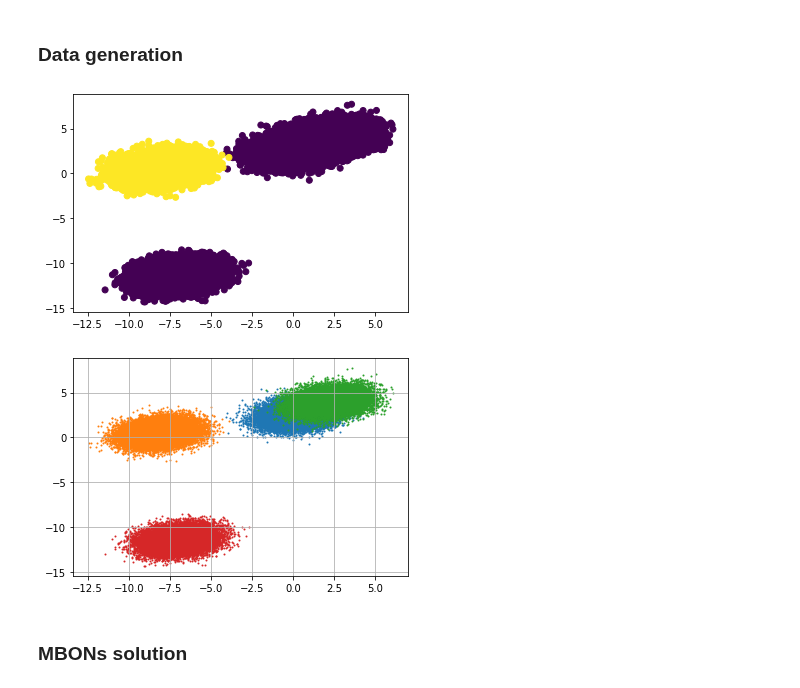
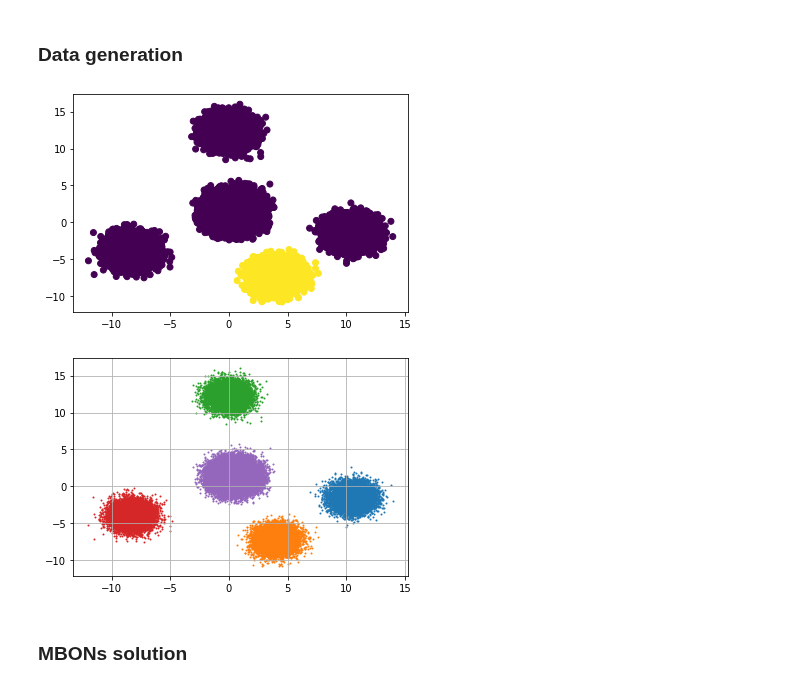
Before and after one commit to flatironinstitute/bio-lda, a Jupyter notebook: MBON_simulation.ipynb, the cells around one changed output. Cells and saved outputs as stored; diff of their text form; code cells hidden in the pictures.

Commit message:
MBON Neutral Class

```diff
--- a/MBON_simulation.ipynb
+++ b/MBON_simulation.ipynb
@@ -9,44 +9,44 @@ from numba import jit
 # %%
 x_dim = 5 # dimension of observations
 num_MBONS = 4
-freq = 1/num_MBONS
+freq = [0.1, 0.1, 0.1, 0.1, 0.6]
 mus = []
 
-for i in range(num_MBONS):
-    mus.append(5*np.random.randn(x_dim,1))
+for i in range(num_MBONS+1):
+    mus.append(10*np.random.randn(x_dim,1))
 
 sig = np.random.randn(x_dim,x_dim)/np.sqrt(x_dim)
 Sigma = sig@sig.T
 samples = 100000 # number of data points
 # %%
 classes = []
-for i in range(num_MBONS):
-    classes.append(mus[i] + sig@np.random.randn(x_dim,int(samples*freq)))
+for i in range(num_MBONS+1):
+    classes.append(mus[i] + sig@np.random.randn(x_dim,int(samples*freq[i])))
 # %%
 X = np.concatenate(classes, axis=1)
 Y = np.zeros((num_MBONS-1, 2,samples))
 
 for i in range(1, num_MBONS):
-    Y[i-1, 0, :i*int(samples*freq)] = 1
-    Y[i-1, 0, (i+1)*int(samples*freq):] = 1
-    Y[i-1, 1, i*int(samples*freq):(i+1)*int(samples*freq)] = 1
+    Y[i-1, 0, :i*int(samples*freq[i])] = 1
+    Y[i-1, 0, (i+1)*int(samples*freq[i]):] = 1
+    Y[i-1, 1, i*int(samples*freq[i]):(i+1)*int(samples*freq[i])] = 1
 
-#idx = np.random.permutation(samples)
-#X = X[:,idx]
-#for i in range(num_MBONS-1):
-#    Y[i] = Y[i][:,idx]
+idx = np.random.permutation(samples)
+X = X[:,idx]
+for i in range(num_MBONS-1):
+    Y[i] = Y[i][:,idx]
 # %%
 plt.scatter(X[0],X[1], c = Y[0,1])
 plt.show()
 # %% [output]
-[figure, old version]
+[figure, new version]
 # %%
-for i in range(num_MBONS):
+for i in range(num_MBONS+1):
     plt.scatter(classes[i][0],classes[i][1],s=1)
 plt.grid()
 plt.show()
 # %% [output]
-[figure, old version]
+[figure, new version]
 # %% [markdown]
 ### MBONs solution
 # %%
```
Also changed, not shown: parts of 2 cells of this notebook, 1 other file.
